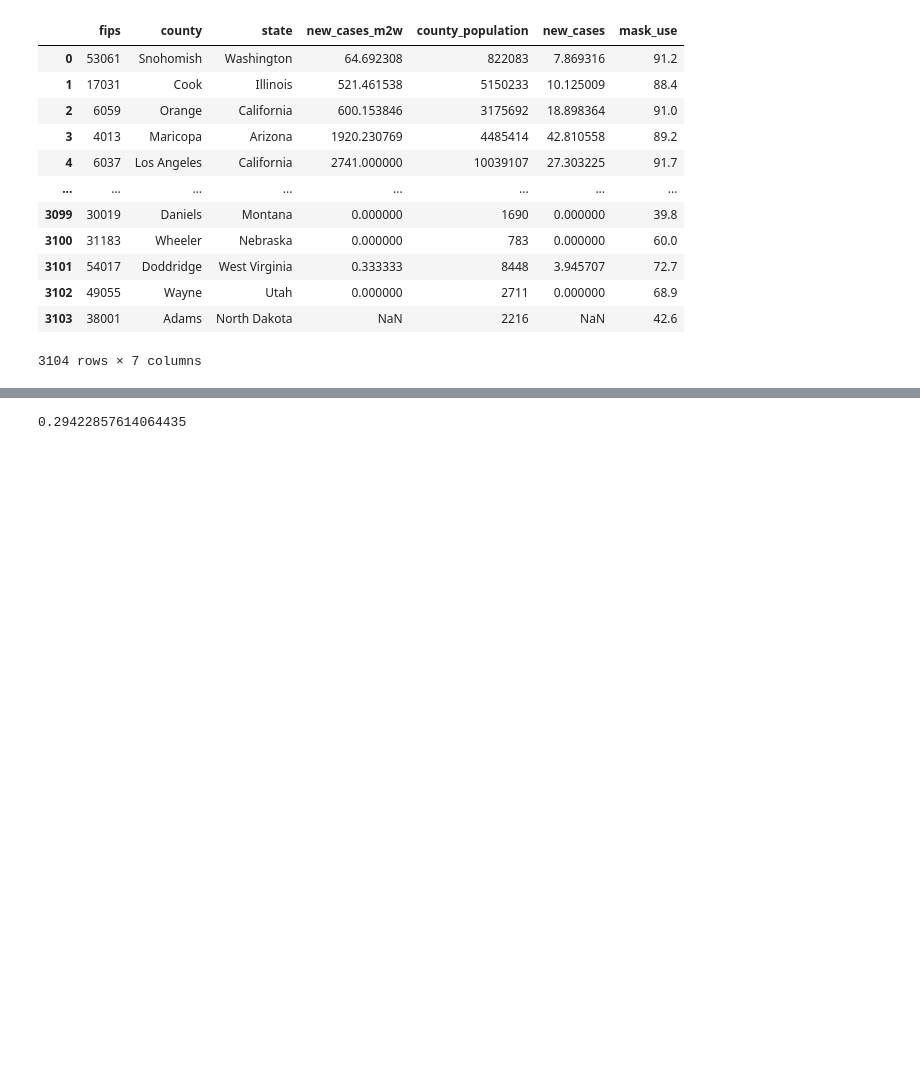
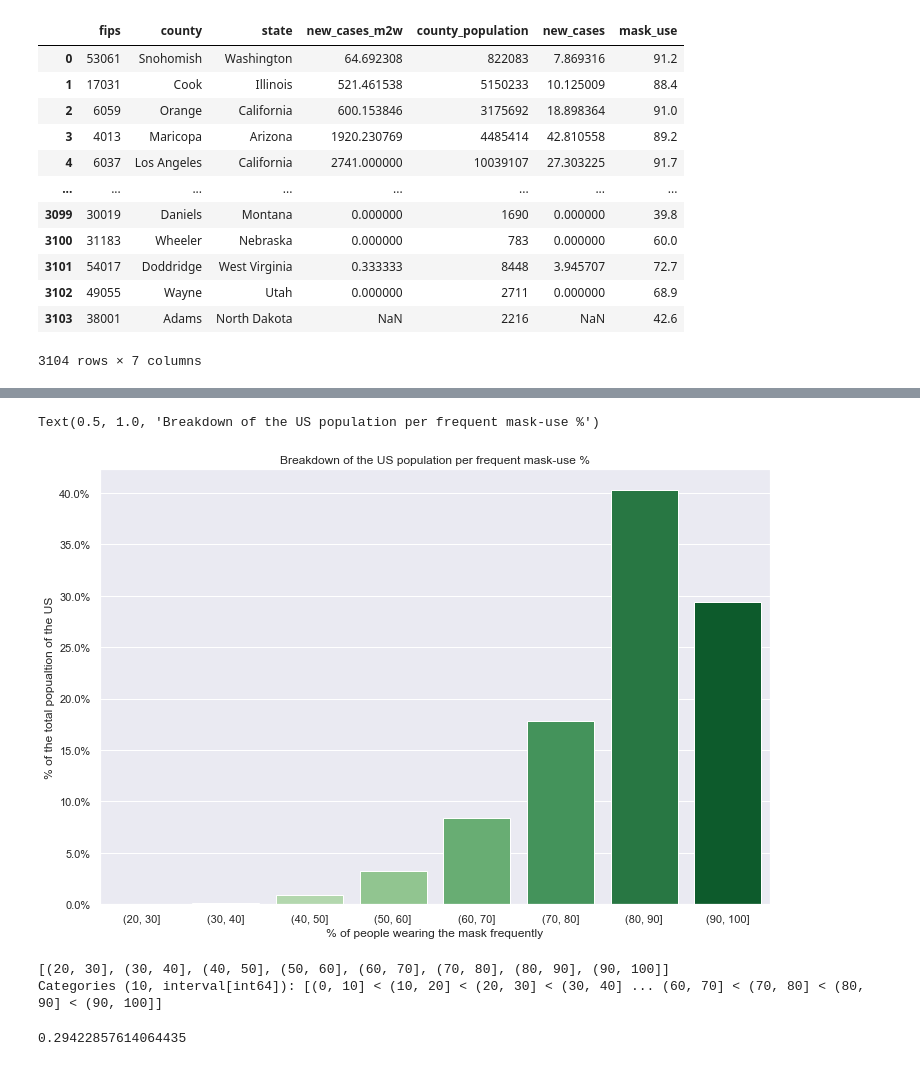
Before and after one commit to mtlberri/covid-19-data, a Jupyter notebook: covid-study.ipynb, the cells around one changed output, grey strips where cells are left out. Drawn from its saved outputs; the diff is of its cells as text; code cells hidden in the pictures; blank space fills up the shorter version.

```diff
--- a/covid-study.ipynb
+++ b/covid-study.ipynb
@@ -777 +760,6 @@ dfm7
 3104 rows × 8 columns
+# %%
+# Create mask-use bucketsj
+mask_use_bins = np.arange(20, 110, 10)
+dfm7['mask_use_buckets'] = pd.cut(x=dfm7.mask_use, bins=mask_use_bins)
+dfm7
@@ -777,0 +780,3 @@ dfm7
+# %%
+dfm7s = dfm7.loc[:, ['mask_use_buckets', 'pop_perc']]
+dfm7s
@@ -777,0 +797,3 @@ dfm7
+# %%
+dfm7sg = dfm7s.groupby(by='mask_use_buckets').sum()
+dfm7sg
@@ -778,3 +811,19 @@ dfm7
+# %%
+fig, ax = plt.subplots(figsize=(12, 8))
+sns.barplot(x=dfm7sg.index.values, y=dfm7sg.pop_perc, palette='Greens')
+ax.get_yaxis().set_major_formatter(matplotlib.ticker.PercentFormatter())
+ax.get_xaxis().set_label_text('% of people wearing the mask frequently')
+ax.get_yaxis().set_label_text('% of the total popualtion of the US')
+ax.set_title('Breakdown of the US population per frequent mask-use %')
+# ax.get_figure().savefig('output_visuals/' + 'Mask-use_Political_light-dens-co9unties.png', dpi=300)
+# %% [output]
+Text(0.5, 1.0, 'Breakdown of the US population per frequent mask-use %')
+[figure, added]
+# %%
+dfm7sg.index.values
+# %% [output]
+[(20, 30], (30, 40], (40, 50], (50, 60], (60, 70], (70, 80], (80, 90], (90, 100]]
+Categories (10, interval[int64]): [(0, 10] < (10, 20] < (20, 30] < (30, 40] ... (60, 70] < (70, 80] < (80, 90] < (90, 100]]
 # %%
 dfm3[dfm3.mask_use > 90].county_population.sum() / dfm3.county_population.sum()
 # %% [output]
```
Also changed, not shown: parts of 5 cells of this notebook.
